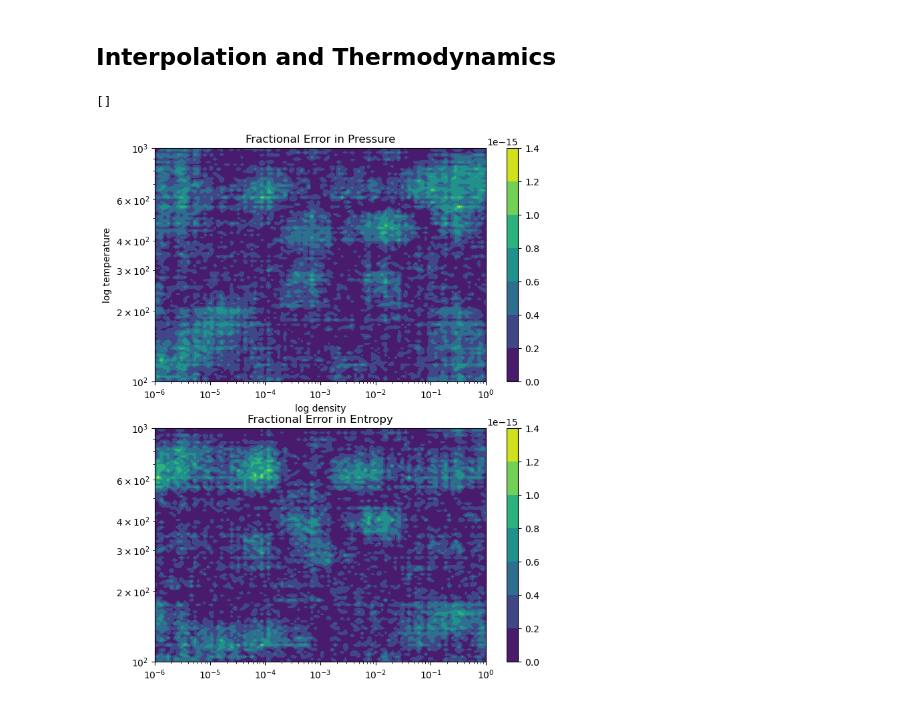
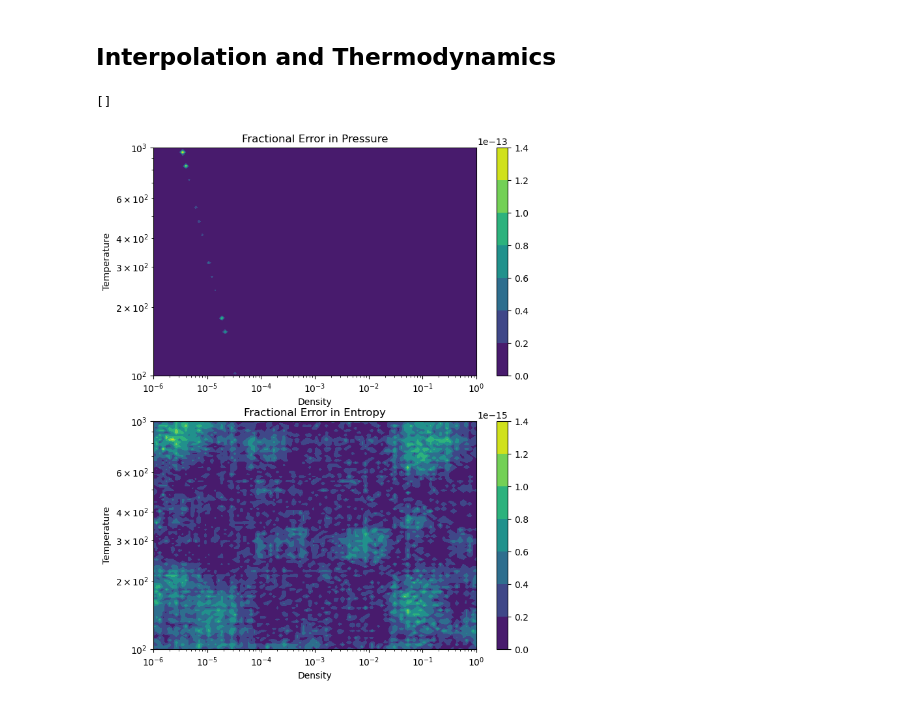
Before and after one commit to Ecksdee02/Phys512-Hw, a Jupyter notebook: Homework1/Homework1.ipynb, the cells around one changed output. Drawn from its saved outputs; the diff is of its cells as text; code cells hidden in the pictures.

```diff
--- a/Homework1/Homework1.ipynb
+++ b/Homework1/Homework1.ipynb
@@ -98,63 +102,63 @@ For a small number of steps, the error comes from the semi-implicit Euler method
 import scipy.interpolate
 from matplotlib import ticker
 # %%
-sample_d = np.logspace(-6, 0, 10)
-d = np.logspace(-6, 0, 100)
+# Set up sample points and constants
+sample_rho = np.logspace(-6, 0, 10)
 sample_t = np.logspace(2, 3, 10)
+rho = np.logspace(-6, 0, 100)
 t = np.logspace(2, 3, 100)
-m = 28
+
+m = 28*1.66054*10**-27
 kb = 1.380649 * 10**-23
 h_bar = 1.054571817 * 10**-34
 # %%
-def n(density):
-    return density/28
-
-def nq(temperature):
-    return (m * kb * temperature/(2*np.pi*h_bar**2))**1.5
-
+# Calculate pressure and entropy according to formulae
 def pressure(density, temperature):
     res = []
     for d in density:
-        res.append(n(d) * kb * temperature)
+        res.append(d/m * kb * temperature)
     return res
 
 def entropy(density, temperature):
     res = []
     for d in density:
-        res.append(kb * (5/2 - np.log(n(d)/nq(temperature))))
+        res.append(kb * (5/2 - np.log((d/m)/(m * kb * temperature/(2*np.pi*h_bar**2))**1.5)))
     return res
 
+# Calculate log10(pressure) and entropy/Kb
+logP = np.log10(pressure(sample_rho, sample_t))
+s_kb = np.divide(entropy(sample_rho, sample_t), kb)
 
-logP = np.log10(pressure(sample_d, sample_t))
-s_kb = np.divide(entropy(sample_d, sample_t), kb)
+# Interpolate
+fp = scipy.interpolate.RectBivariateSpline(np.log10(sample_rho), np.log10(sample_t), logP)
+fe = scipy.interpolate.RectBivariateSpline(np.log10(sample_rho), np.log10(sample_t), s_kb)
 
-fp = scipy.interpolate.RectBivariateSpline(np.log10(sample_d), np.log10(sample_t), logP)
-fe = scipy.interpolate.RectBivariateSpline(np.log10(sample_d), np.log10(sample_t), s_kb)
+interpolated_p = fp(np.log10(rho), np.log10(t))
+interpolated_e = fe(np.log10(rho), np.log10(t))
 
-interpolated_p = fp(np.log10(d), np.log10(t))
-interpolated_e = fe(np.log10(d), np.log10(t))
+# Calculate errors
+err_p = abs((interpolated_p - np.log10(pressure(rho, t))) / np.log10(pressure(rho, t)))
+err_e = abs((interpolated_e - np.divide(entropy(rho, t), kb)) / np.divide(entropy(rho, t), kb))
 
-err_p = abs((interpolated_p - np.log10(pressure(d, t))) / np.log10(pressure(d, t)))
-err_e = abs((interpolated_e - np.divide(entropy(d, t), kb)) / np.divide(entropy(d, t), kb))
-
-x, y = np.meshgrid(d, t)
-
+# Plotting
+x, y = np.meshgrid(rho, t, indexing='ij')
 
 plt.figure(figsize=(8, 10))
 plt.subplot(2, 1, 1)
 pressure_map = plt.contourf(x, y, err_p)
 plt.colorbar(pressure_map)
 plt.title('Fractional Error in Pressure')
-plt.xlabel('log density')
-plt.ylabel('log temperature')
+plt.xlabel('Density')
+plt.ylabel('Temperature')
 plt.loglog()
 
 plt.subplot(2, 1, 2)
-entropy_map = plt.contourf(x, y , err_e)
+entropy_map = plt.contourf(x, y, err_e)
 plt.colorbar(entropy_map)
 plt.title('Fractional Error in Entropy')
-
+plt.xlabel('Density')
+plt.ylabel('Temperature')
 plt.loglog()
 # %% [output]
 []
-[figure, old version]
+[figure, new version]
```
Also changed, not shown: parts of 7 cells of this notebook.
